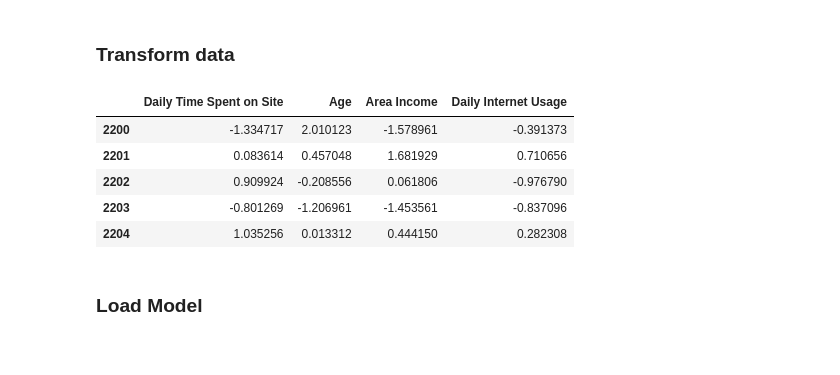
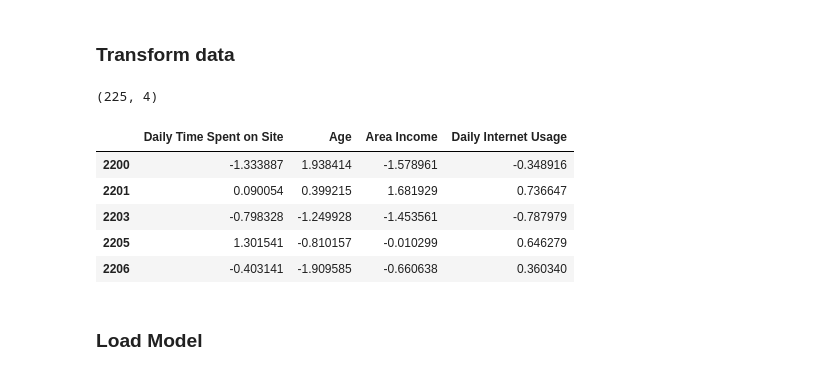
Before and after one commit to thbahng/DataSciencePortfolio, a Jupyter notebook: Predict-Advert-Click/Analysis.ipynb, the cells around one changed output. Cells and saved outputs as stored; diff of their text form; code cells hidden in the pictures.

```diff
--- a/Predict-Advert-Click/Analysis.ipynb
+++ b/Predict-Advert-Click/Analysis.ipynb
@@ -1035,21 +1112,20 @@ X_test.drop('Country', 1, inplace=True)
-# %%
-# subset to relevant variables for KNN impute of missing values
-keep = ['Daily Time Spent on Site','Age','Area Income','Daily Internet Usage','gender','Time of Day','Country Click Pref']
-X_test = X_test[keep]
-# scale variables and impute missing values in dataset
-imputer = KNNImputer(n_neighbors=20, weights='uniform')
-X_test = pd.DataFrame(imputer.fit_transform(scale(X_test)), columns=X_test.columns, index=X_test.index.values)
-# final subset of features
-keep = ['Daily Time Spent on Site','Age','Area Income','Daily Internet Usage']
-X_test = X_test[keep]
-X_test.head()
-# %% [output]
-|  | Daily Time Spent on Site | Age | Area Income | Daily Internet Usage |
-| 2200 | -1.334717 | 2.010123 | -1.578961 | -0.391373 |
-| 2201 | 0.083614 | 0.457048 | 1.681929 | 0.710656 |
-| 2202 | 0.909924 | -0.208556 | 0.061806 | -0.976790 |
-| 2203 | -0.801269 | -1.206961 | -1.453561 | -0.837096 |
-| 2204 | 1.035256 | 0.013312 | 0.444150 | 0.282308 |
+# %%
+# subset to relevant variables and drop observations with missing values
+keep = ['Daily Time Spent on Site','Age','Area Income','Daily Internet Usage']
+X_test = X_test[keep].dropna()
+# scale variables and impute missing values in dataset
+X_test = pd.DataFrame(scale(X_test), columns=X_test.columns, index=X_test.index.values)
+
+print(X_test.shape)
+X_test.head()
+# %% [output]
+(225, 4)
+|  | Daily Time Spent on Site | Age | Area Income | Daily Internet Usage |
+| 2200 | -1.333887 | 1.938414 | -1.578961 | -0.348916 |
+| 2201 | 0.090054 | 0.399215 | 1.681929 | 0.736647 |
+| 2203 | -0.798328 | -1.249928 | -1.453561 | -0.787979 |
+| 2205 | 1.301541 | -0.810157 | -0.010299 | 0.646279 |
+| 2206 | -0.403141 | -1.909585 | -0.660638 | 0.360340 |
 # %% [markdown]
 ### Load Model
 # %%
```
Also changed, not shown: parts of 22 cells of this notebook, 2 other files.
